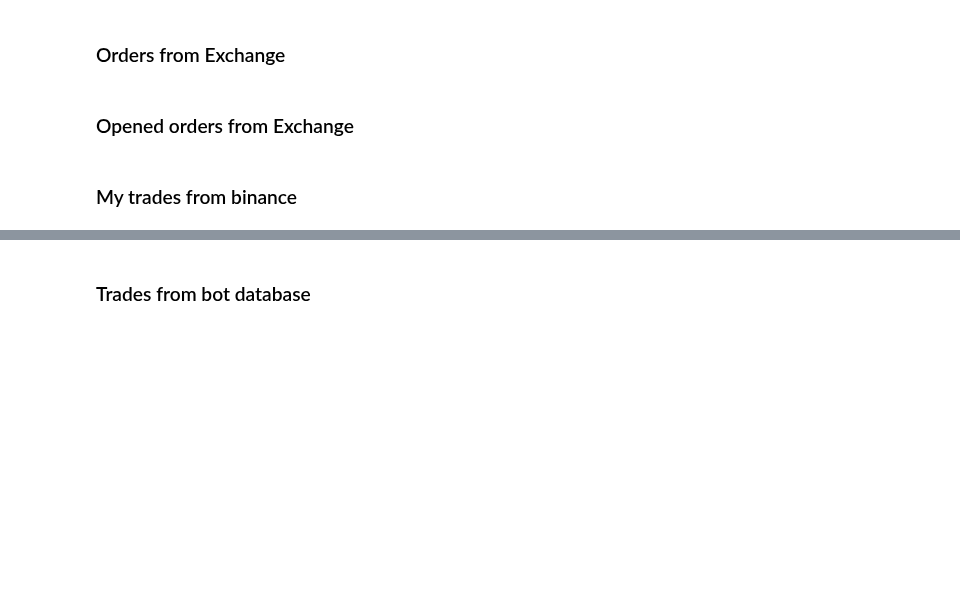
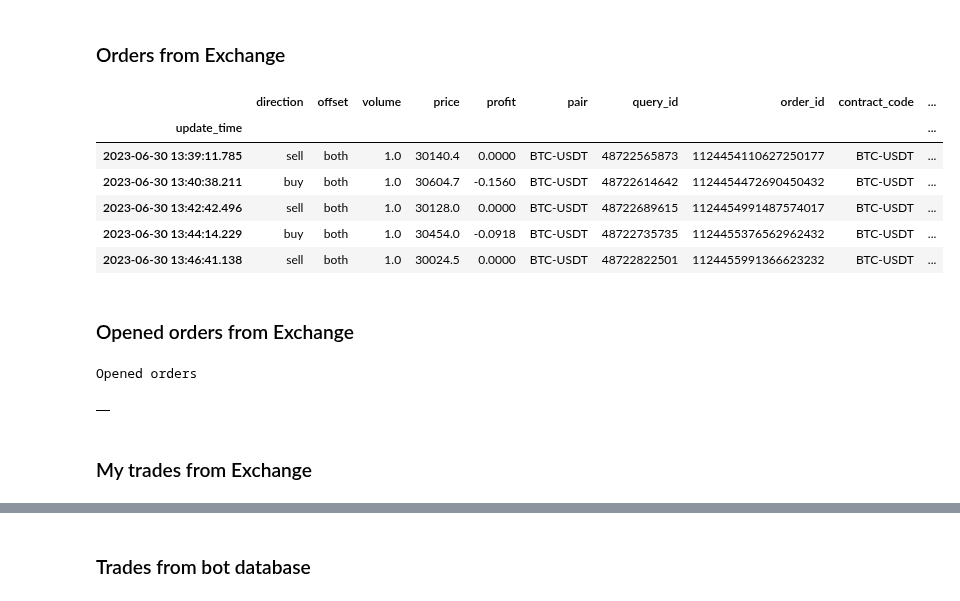
Before and after one commit to DmitryPukhov/pytrade2, a Jupyter notebook: analysis/PredictLowHighStrategy EDA.ipynb, the cells around one changed output, grey strips where cells are left out. Cells and saved outputs as stored; diff of their text form; code cells hidden in the pictures; blank space fills up the shorter version.

```diff
--- a/analysis/PredictLowHighStrategy EDA.ipynb
+++ b/analysis/PredictLowHighStrategy EDA.ipynb
@@ -17,11 +17,11 @@ pd.set_option('display.expand_frame_repr', False)
 pd.set_option('max_colwidth', None)
 # %%
 #mode="dev"
-symbol="BTCUSDT"
+symbol="BTC-USDT"
 mode="yc"
-exchange="huobi"
+exchange="huobi-hbdm"
 #strategy="SimpleKerasStrategy"
-strategy="LSTMStrategy2"
+strategy="LSTMStrategy"
 # %%
 
 import os
@@ -198,28 +251,46 @@ def huobi_order_vars(order):
     if order.canceled_at: order.canceled_at = pd.to_datetime(order.canceled_at, unit='ms')
     return vars(order)
 # %%
+import pandas as pd
+
 def get_binance_orders():
     orders = pd.DataFrame(client.get_orders(symbol))
     for timecol in ["time", "updateTime", "workingTime"]:
         orders[timecol] = pd.to_datetime(orders[timecol], unit='ms')
     return orders.set_index("time", drop=False)
 
-def get_huobi_orders():
+def get_huobi_spot_orders():
     orders = huobi_trade_client.get_orders(symbol=symbol, order_state="filled")
     orders = pd.DataFrame([huobi_order_vars(o) for o in orders]).set_index("finished_at", drop=False)
     return orders
 
-if exchange == "binance":
-    get_binance_orders().tail()
-elif exchange == "huobi":
-    orders = get_huobi_orders()
+def get_huobi_hbdm_orders():
+    res = hbdm_client.post("/linear-swap-api/v3/swap_cross_hisorders",
+                           {"pair": symbol, "type":1, "trade_type": 0, "status": 0})
+
+    orders=pd.DataFrame(res["data"])
+    for timecol in ["create_date", "update_time"]:
+        orders[timecol] = pd.to_datetime(orders[timecol], unit='ms')
+    orders = orders.set_index("update_time", drop=False).sort_index()
+    return orders
+
 
 if exchange == "binance":
     orders = get_binance_orders()
-elif exchange == "huobi"    :
-    orders = get_huobi_orders()
+elif exchange == "huobi-spot":
+    orders = get_huobi_spot_orders()
+elif exchange == "huobi-hbdm":
+    orders = get_huobi_hbdm_orders()
 
 orders.tail()
+# %% [output]
+|  | direction | offset | volume | price | profit | pair | query_id | order_id | contract_code | ... |
+| update_time |  |  |  |  |  |  |  |  |  | ... |
+| 2023-06-30 13:39:11.785 | sell | both | 1.0 | 30140.4 | 0.0000 | BTC-USDT | 48722565873 | 1124454110627250177 | BTC-USDT | ... |
+| 2023-06-30 13:40:38.211 | buy | both | 1.0 | 30604.7 | -0.1560 | BTC-USDT | 48722614642 | 1124454472690450432 | BTC-USDT | ... |
+| 2023-06-30 13:42:42.496 | sell | both | 1.0 | 30128.0 | 0.0000 | BTC-USDT | 48722689615 | 1124454991487574017 | BTC-USDT | ... |
+| 2023-06-30 13:44:14.229 | buy | both | 1.0 | 30454.0 | -0.0918 | BTC-USDT | 48722735735 | 1124455376562962432 | BTC-USDT | ... |
+| 2023-06-30 13:46:41.138 | sell | both | 1.0 | 30024.5 | 0.0000 | BTC-USDT | 48722822501 | 1124455991366623232 | BTC-USDT | ... |
 # %% [markdown]
 ### Opened orders from Exchange
 # %%
@@ -233,22 +304,30 @@ def get_binance_opened_orders():
         orders.set_index("time", drop=False, inplace=True)
     return order
 
-
-
-def get_huobi_opened_orders():
+def get_huobi_spot_opened_orders():
     opened_orders = huobi_trade_client.get_open_orders(symbol=symbol, account_id = huobi_account_id)
     opened_orders = pd.DataFrame([huobi_order_vars(o) for o in opened_orders])
     if not opened_orders.empty: opened_orders = opened.orders.set_index("created_at").round(2)
     return opened_orders
 
+def get_huobi_hbdm_opened_orders():
+    res = hbdm_client.post("/linear-swap-api/v1/swap_cross_openorders",
+                           {"pair": symbol, "type":1, "trade_type": 0})
 
+    orders=pd.DataFrame(res["data"]["orders"])
+    return orders
 
 if exchange == "binance":
     opened_orders = get_binance_opened_orders()
-elif exchange == "huobi"    :
-    opened_orders = get_huobi_opened_orders()
+elif exchange == "huobi-spot":
+    opened_orders = get_huobi_spot_opened_orders()
+elif exchange == "huobi-hbdm":
+    opened_orders = get_huobi_hbdm_opened_orders()
 
 print("Opened orders")
 opened_orders.tail()
+# %% [output]
+Opened orders
+|  |
 # %% [markdown]
-### My trades from binance
+### My trades from Exchange
```
Also changed, not shown: parts of 14 cells of this notebook.
